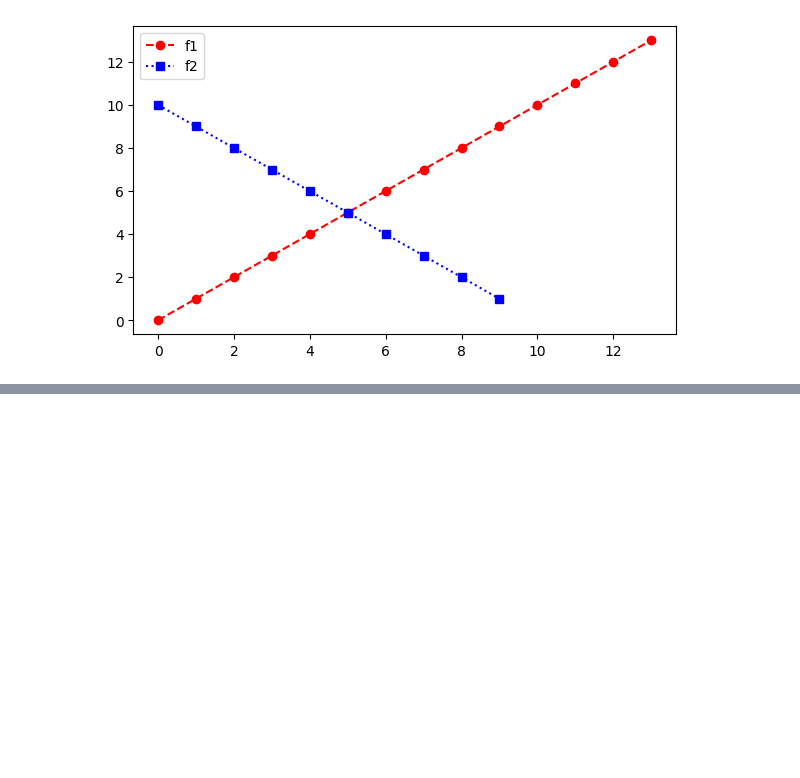
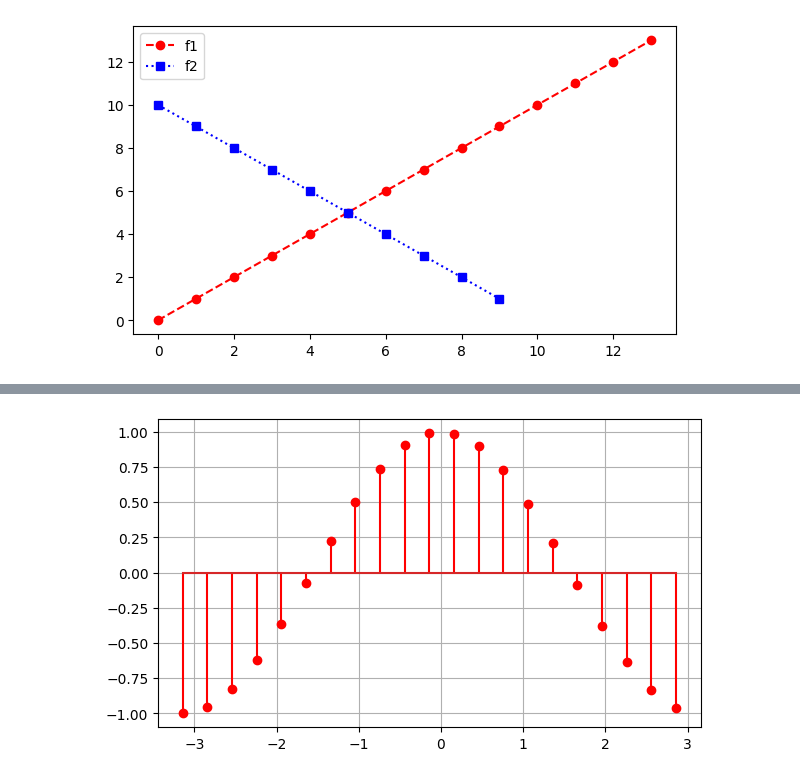
Before and after one commit to crissyro/base-of-DS, a Jupyter notebook: Basic of matplotlib.ipynb, the cells around one changed output, grey strips where cells are left out. Cells and saved outputs as stored; diff of their text form; code cells hidden in the pictures; blank space fills up the shorter version.

```diff
--- a/Basic of matplotlib.ipynb
+++ b/Basic of matplotlib.ipynb
@@ -350,0 +375,9 @@ ax.legend()
+# %%
+fig = plt.figure(figsize=(7, 4))
+ax = fig.add_subplot()
+x = np.arange(-np.pi, np.pi, 0.3)
+ax.stem(x, np.cos(x), 'r')
+
+ax.grid()
+# %% [output]
+[figure, added]
```
Also changed, not shown: parts of 9 cells of this notebook.
